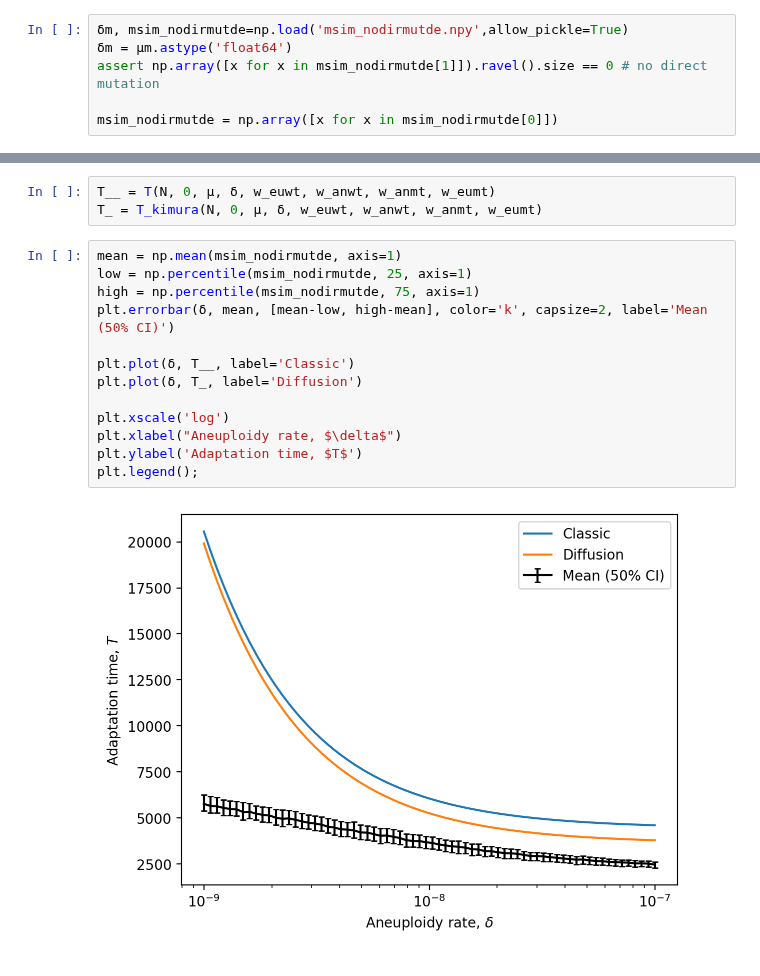
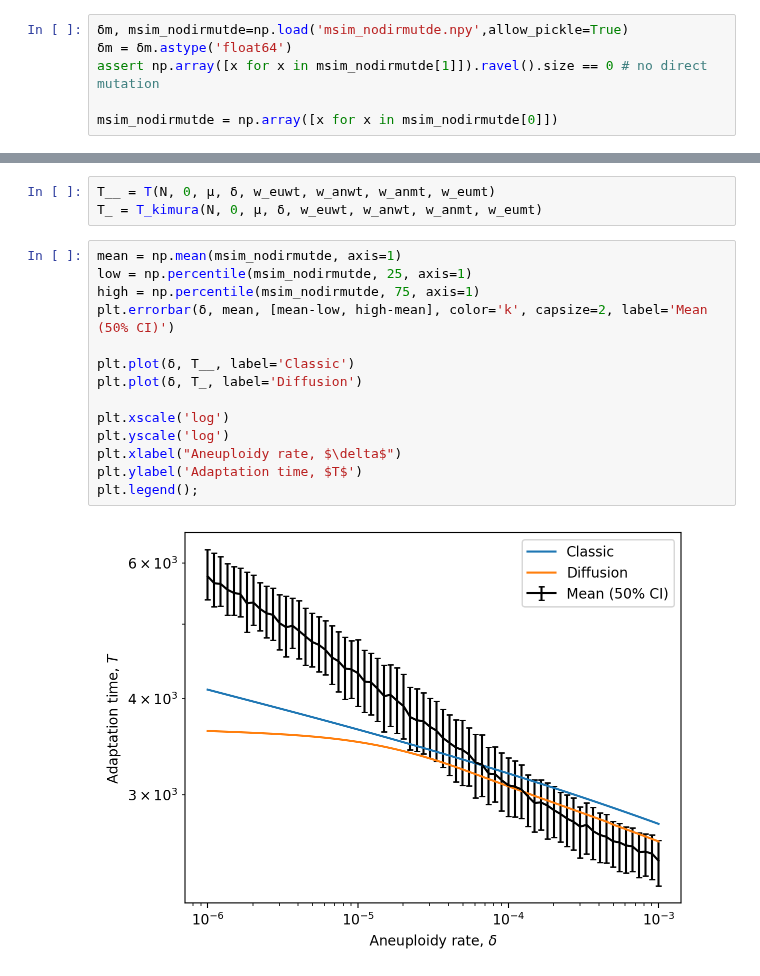
Before and after one commit to yoavram-lab/Heatrisomy, a Jupyter notebook: notebooks_mp/no-direct-mutation.ipynb, the cells around one changed output, grey strips where cells are left out. Saved outputs shown, nothing was run; the diff lists cells and outputs as text.

```diff
--- a/notebooks_mp/no-direct-mutation.ipynb
+++ b/notebooks_mp/no-direct-mutation.ipynb
@@ -197,7 +197,7 @@ plt.legend();
 # Aneuploidy rate on x axis
 # %%
 δm, msim_nodirmutde=np.load('msim_nodirmutde.npy',allow_pickle=True)
-δm = μm.astype('float64')
+δm = δm.astype('float64')
 assert np.array([x for x in msim_nodirmutde[1]]).ravel().size == 0 # no direct mutation
 
 msim_nodirmutde = np.array([x for x in msim_nodirmutde[0]])
@@ -209,15 +209,16 @@ T_ = T_kimura(N, 0, μ, δ, w_euwt, w_anwt, w_anmt, w_eumt)
 # %%
 mean = np.mean(msim_nodirmutde, axis=1)
 low = np.percentile(msim_nodirmutde, 25, axis=1)
 high = np.percentile(msim_nodirmutde, 75, axis=1)
 plt.errorbar(δ, mean, [mean-low, high-mean], color='k', capsize=2, label='Mean (50% CI)')
 
 plt.plot(δ, T__, label='Classic')
 plt.plot(δ, T_, label='Diffusion')
 
 plt.xscale('log')
+plt.yscale('log')
 plt.xlabel("Aneuploidy rate, $\delta$")
 plt.ylabel('Adaptation time, $T$')
 plt.legend();
 # %% [output]
-[figure, old version]
+[figure, new version]
```
